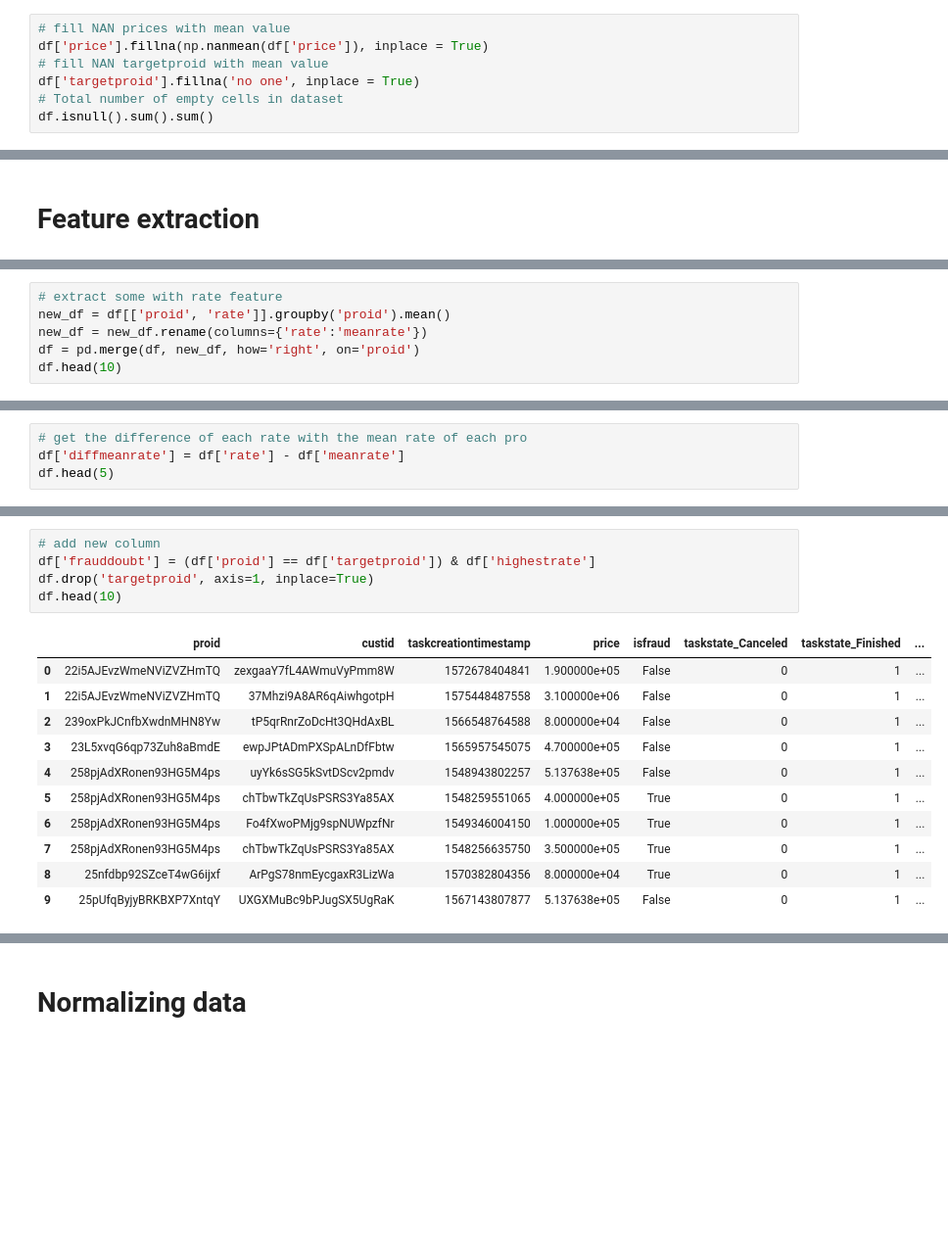
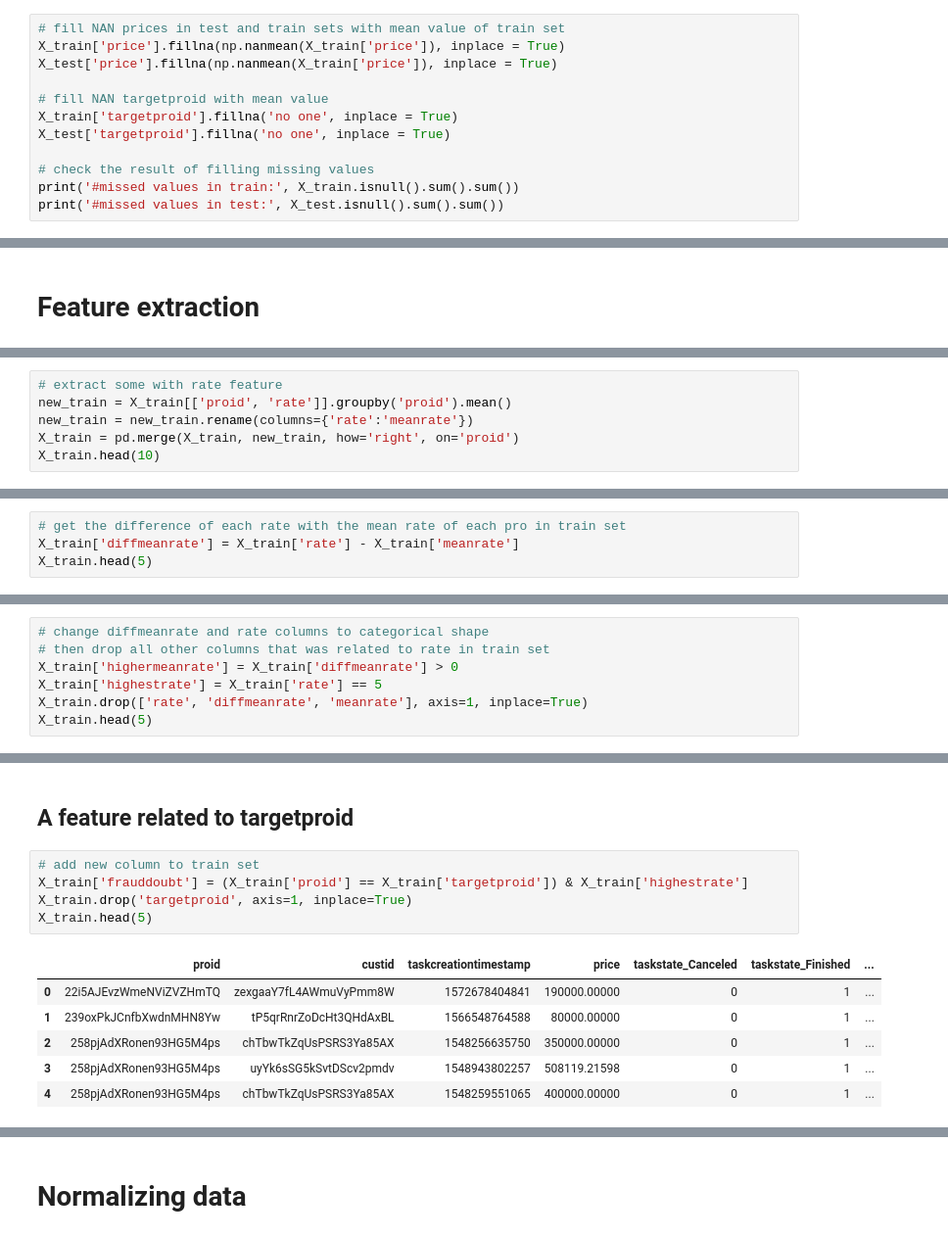
Before and after one commit to shivaZeymaran/Fraud-Detection, a Jupyter notebook: Fraud_Detection.ipynb, the cells around one changed output, grey strips where cells are left out. Shown at 98% size. Drawn from its saved outputs; the diff is of its cells as text; blank space fills up the shorter version.

```diff
--- a/Fraud_Detection.ipynb
+++ b/Fraud_Detection.ipynb
@@ -122,8 +138,13 @@ missing_data.T
 # %%
-# fill NAN prices with mean value
-df['price'].fillna(np.nanmean(df['price']), inplace = True)
+# fill NAN prices in test and train sets with mean value of train set
+X_train['price'].fillna(np.nanmean(X_train['price']), inplace = True)
+X_test['price'].fillna(np.nanmean(X_train['price']), inplace = True)
+
 # fill NAN targetproid with mean value
-df['targetproid'].fillna('no one', inplace = True)
-# Total number of empty cells in dataset
-df.isnull().sum().sum()
+X_train['targetproid'].fillna('no one', inplace = True)
+X_test['targetproid'].fillna('no one', inplace = True)
+
+# check the result of filling missing values
+print('#missed values in train:', X_train.isnull().sum().sum())
+print('#missed values in test:', X_test.isnull().sum().sum())
 # %% [output]
@@ -143,7 +169,7 @@ missing_data.T
 # %%
 # extract some with rate feature
-new_df = df[['proid', 'rate']].groupby('proid').mean()
-new_df = new_df.rename(columns={'rate':'meanrate'})
-df = pd.merge(df, new_df, how='right', on='proid')
-df.head(10)
+new_train = X_train[['proid', 'rate']].groupby('proid').mean()
+new_train = new_train.rename(columns={'rate':'meanrate'})
+X_train = pd.merge(X_train, new_train, how='right', on='proid')
+X_train.head(10)
 # %% [output]
@@ -161,5 +224,5 @@ df.head(10)
 # %%
-# get the difference of each rate with the mean rate of each pro
-df['diffmeanrate'] = df['rate'] - df['meanrate']
-df.head(5)
+# get the difference of each rate with the mean rate of each pro in train set
+X_train['diffmeanrate'] = X_train['rate'] - X_train['meanrate']
+X_train.head(5)
 # %% [output]
@@ -184,0 +246,7 @@ df.head(5)
+# %%
+# change diffmeanrate and rate columns to categorical shape
+# then drop all other columns that was related to rate in train set
+X_train['highermeanrate'] = X_train['diffmeanrate'] > 0
+X_train['highestrate'] = X_train['rate'] == 5
+X_train.drop(['rate', 'diffmeanrate', 'meanrate'], axis=1, inplace=True)
+X_train.head(5)
@@ -185,17 +273,14 @@ df.head(5)
+# %% [markdown]
+## A feature related to targetproid
 # %%
-# add new column
-df['frauddoubt'] = (df['proid'] == df['targetproid']) & df['highestrate']
-df.drop('targetproid', axis=1, inplace=True)
-df.head(10)
+# add new column to train set
+X_train['frauddoubt'] = (X_train['proid'] == X_train['targetproid']) & X_train['highestrate']
+X_train.drop('targetproid', axis=1, inplace=True)
+X_train.head(5)
 # %% [output]
-|  | proid | custid | taskcreationtimestamp | price | isfraud | taskstate_Canceled | taskstate_Finished | ... |
-| 0 | 22i5AJEvzWmeNViZVZHmTQ | zexgaaY7fL4AWmuVyPmm8W | 1572678404841 | 1.900000e+05 | False | 0 | 1 | ... |
-| 1 | 22i5AJEvzWmeNViZVZHmTQ | 37Mhzi9A8AR6qAiwhgotpH | 1575448487558 | 3.100000e+06 | False | 0 | 1 | ... |
-| 2 | 239oxPkJCnfbXwdnMHN8Yw | tP5qrRnrZoDcHt3QHdAxBL | 1566548764588 | 8.000000e+04 | False | 0 | 1 | ... |
-| 3 | 23L5xvqG6qp73Zuh8aBmdE | ewpJPtADmPXSpALnDfFbtw | 1565957545075 | 4.700000e+05 | False | 0 | 1 | ... |
-| 4 | 258pjAdXRonen93HG5M4ps | uyYk6sSG5kSvtDScv2pmdv | 1548943802257 | 5.137638e+05 | False | 0 | 1 | ... |
-| 5 | 258pjAdXRonen93HG5M4ps | chTbwTkZqUsPSRS3Ya85AX | 1548259551065 | 4.000000e+05 | True | 0 | 1 | ... |
-| 6 | 258pjAdXRonen93HG5M4ps | Fo4fXwoPMjg9spNUWpzfNr | 1549346004150 | 1.000000e+05 | True | 0 | 1 | ... |
-| 7 | 258pjAdXRonen93HG5M4ps | chTbwTkZqUsPSRS3Ya85AX | 1548256635750 | 3.500000e+05 | True | 0 | 1 | ... |
-| 8 | 25nfdbp92SZceT4wG6ijxf | ArPgS78nmEycgaxR3LizWa | 1570382804356 | 8.000000e+04 | True | 0 | 1 | ... |
-| 9 | 25pUfqByjyBRKBXP7XntqY | UXGXMuBc9bPJugSX5UgRaK | 1567143807877 | 5.137638e+05 | False | 0 | 1 | ... |
+|  | proid | custid | taskcreationtimestamp | price | taskstate_Canceled | taskstate_Finished | ... |
+| 0 | 22i5AJEvzWmeNViZVZHmTQ | zexgaaY7fL4AWmuVyPmm8W | 1572678404841 | 190000.00000 | 0 | 1 | ... |
+| 1 | 239oxPkJCnfbXwdnMHN8Yw | tP5qrRnrZoDcHt3QHdAxBL | 1566548764588 | 80000.00000 | 0 | 1 | ... |
+| 2 | 258pjAdXRonen93HG5M4ps | chTbwTkZqUsPSRS3Ya85AX | 1548256635750 | 350000.00000 | 0 | 1 | ... |
+| 3 | 258pjAdXRonen93HG5M4ps | uyYk6sSG5kSvtDScv2pmdv | 1548943802257 | 508119.21598 | 0 | 1 | ... |
+| 4 | 258pjAdXRonen93HG5M4ps | chTbwTkZqUsPSRS3Ya85AX | 1548259551065 | 400000.00000 | 0 | 1 | ... |
```
Also changed, not shown: parts of 50 cells of this notebook.
